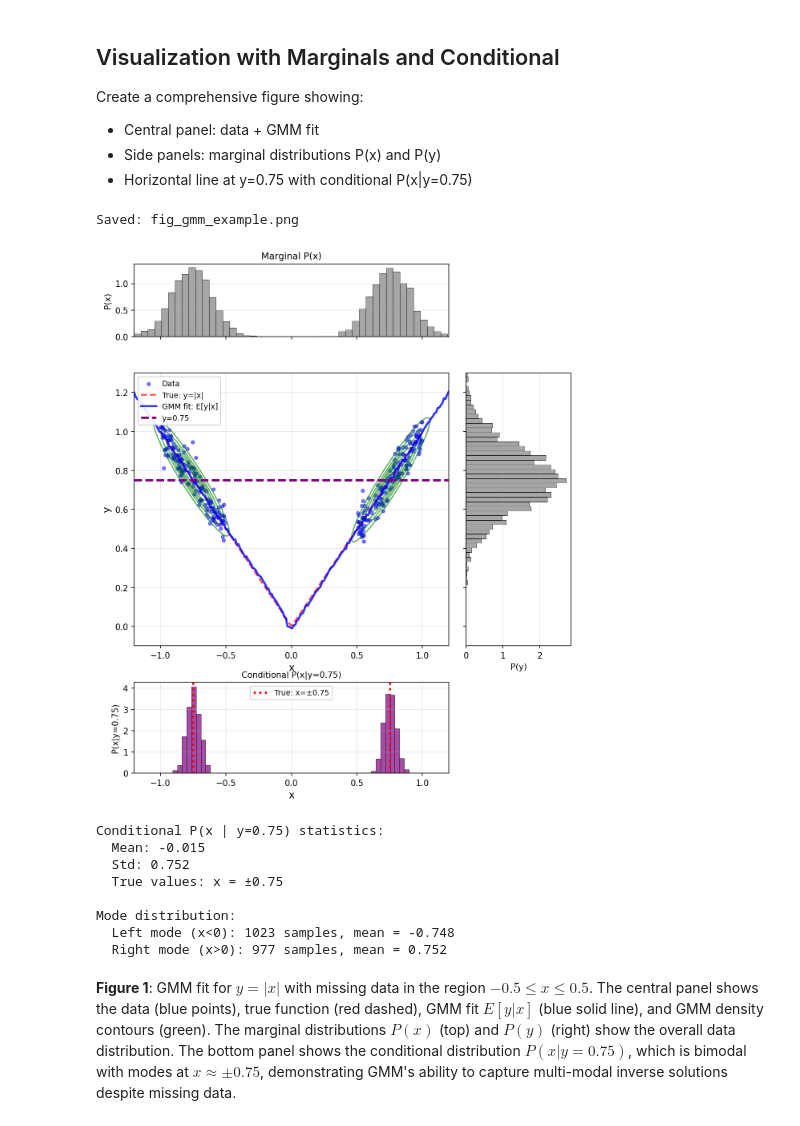
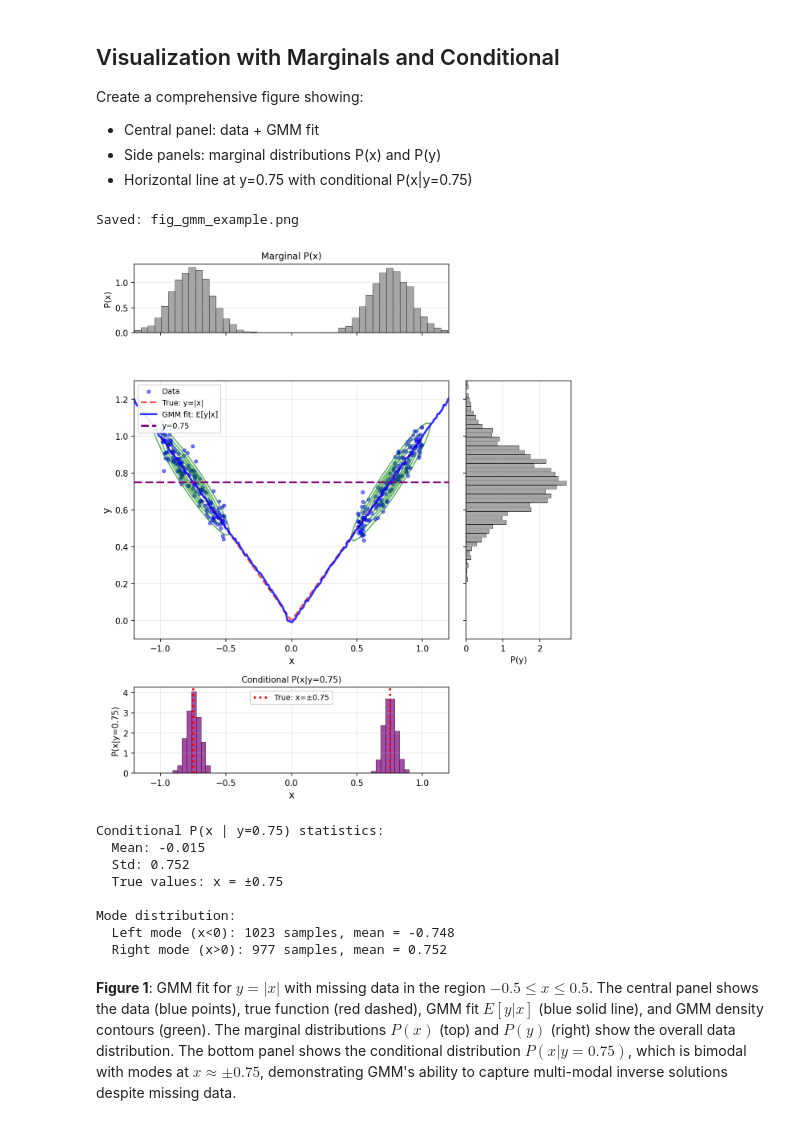
Before and after one commit to KitchinHUB/generative-optimization, a Jupyter notebook: 00-example_gmm_fm.ipynb, the cells around one changed output. Drawn from its saved outputs; the diff is of its cells as text; code cells hidden in the pictures.

```diff
--- a/00-example_gmm_fm.ipynb
+++ b/00-example_gmm_fm.ipynb
@@ -244,7 +244,7 @@ def sample_gmm_conditional(gmm, cond_indices, cond_values, n_samples=1000):
 # Create figure with GridSpec for custom layout
 fig = plt.figure(figsize=(12, 11))
 gs = GridSpec(3, 3, figure=fig, width_ratios=[1, 3, 1], height_ratios=[0.8, 3, 1],
-              hspace=0.25, wspace=0.1)
+              hspace=0.35, wspace=0.1)
 
 # Main central panel: scatter plot with GMM contours
 ax_main = fig.add_subplot(gs[1, 1])
@@ -342,34 +342,36 @@ ax_bottom.hist(x_samples[:, 0], bins=50, density=True,
 ax_bottom.axvline(-y_target, color='red', ls=':', lw=2.5,
                   label=f'True: x=±{y_target}')
 ax_bottom.axvline(y_target, color='red', ls=':', lw=2.5)
 ax_bottom.set_xlabel('x', fontsize=12)
 ax_bottom.set_ylabel(f'P(x|y={y_target})', fontsize=10)
 ax_bottom.set_title(f'Conditional P(x|y={y_target})', fontsize=10)
 ax_bottom.legend(fontsize=9, loc='upper center', framealpha=0.9)
 ax_bottom.grid(True, alpha=0.3)
 ax_bottom.set_xlim(-1.2, 1.2)
 
+plt.tight_layout()
+
 # Save figure
 plt.savefig('fig_gmm_example.png', dpi=300, bbox_inches='tight')
 print("Saved: fig_gmm_example.png")
 
 plt.show()
 
 # Print statistics
 print(f"\nConditional P(x | y={y_target}) statistics:")
 print(f"  Mean: {x_samples[:, 0].mean():.3f}")
 print(f"  Std: {x_samples[:, 0].std():.3f}")
 print(f"  True values: x = ±{y_target}")
 
 # Count samples in each mode
 left_mode = x_samples[:, 0] < 0
 right_mode = x_samples[:, 0] > 0
 print(f"\nMode distribution:")
 print(f"  Left mode (x<0): {left_mode.sum()} samples, mean = {x_samples[left_mode, 0].mean():.3f}")
 print(f"  Right mode (x>0): {right_mode.sum()} samples, mean = {x_samples[right_mode, 0].mean():.3f}")
 # %% [output]
 Saved: fig_gmm_example.png
-[figure, old version]
+[figure, new version]
 Conditional P(x | y=0.75) statistics:
   Mean: -0.015
   Std: 0.752
```
Also changed, not shown: parts of 3 cells of this notebook, 9 other files.
